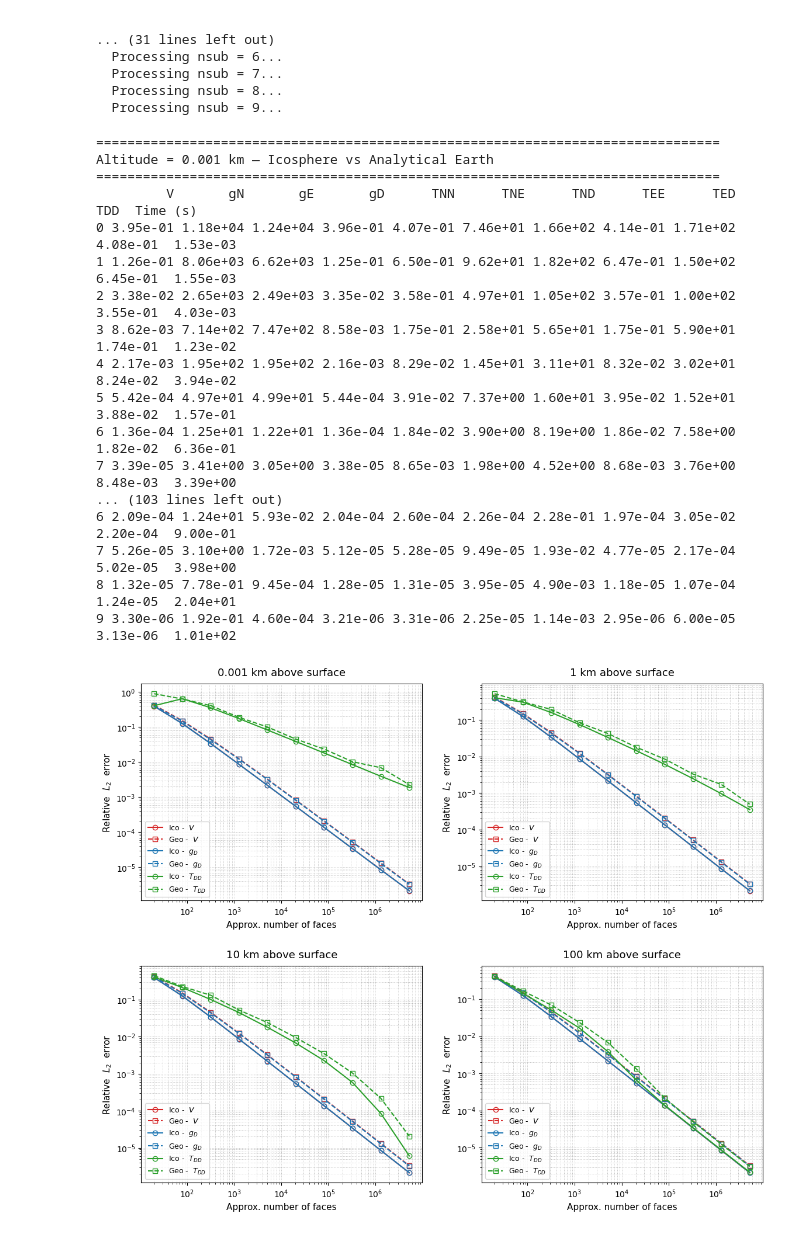
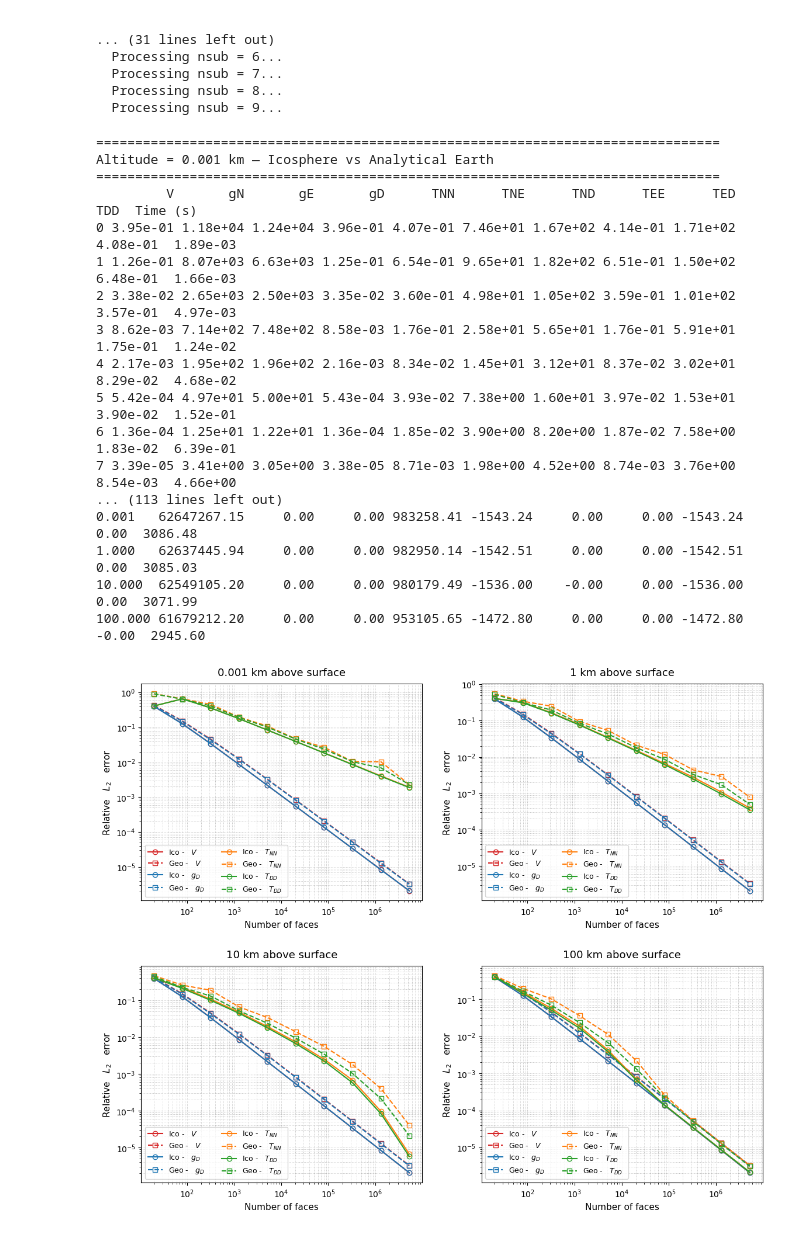
Before and after one commit to LeyuanWu/VecWerSch, a Jupyter notebook: ex_IcoGeoSphere_Global.ipynb, the cells around one changed output. Drawn from its saved outputs; the diff is of its cells as text; code cells hidden in the pictures.

```diff
--- a/ex_IcoGeoSphere_Global.ipynb
+++ b/ex_IcoGeoSphere_Global.ipynb
@@ -8,8 +8,8 @@ import time
 from gravity_forward_numba import gsphere, VecWerSch_numba, rotate_vec_ten_ecef2ned
 # %%
 # Earth parameters (all in km and kg/m³)
-R_earth = 6371.0      # mean Earth radius [km]
-rho_earth = 5514.0    # mean Earth density [kg/m³]
+R_earth = 6371.393     # mean Earth radius [km]
+rho_earth = 5520.0     # mean Earth density [kg/m³]
 
 # Sphere to model: homogeneous Earth
 xc, yc, zc = 0.0, 0.0, 0.0
@@ -72,6 +72,9 @@ all_err_ico = []
 all_err_geo = []
 all_time_ico = []
 all_time_geo = []
+
+# Containers for reference values per altitude
+ref_values = []
 # %%
 # Loop over each altitude
 for alt_idx, (P, ref_arrays) in enumerate(zip(P_list, ref_arrays_list)):
@@ -119,7 +122,7 @@ for alt_idx, (P, ref_arrays) in enumerate(zip(P_list, ref_arrays_list)):
             rms_cal = np.linalg.norm(cal)/np.sqrt(cal.size)
             rms_dif = np.linalg.norm(cal - ref)/np.sqrt(cal.size)
             if rms_ref < 1.e-8:
-                err = rms_cal
+                err = rms_dif
             else:
                 err = rms_dif / rms_ref
             err_ico[field].append(err)
@@ -156,7 +159,7 @@ for alt_idx, (P, ref_arrays) in enumerate(zip(P_list, ref_arrays_list)):
             rms_cal = np.linalg.norm(cal)/np.sqrt(cal.size)
             rms_dif = np.linalg.norm(cal - ref)/np.sqrt(cal.size)
             if rms_ref < 1.e-8:
-                err = rms_cal
+                err = rms_dif
             else:
                 err = rms_dif / rms_ref
             err_geo[field].append(err)
@@ -165,6 +168,9 @@ for alt_idx, (P, ref_arrays) in enumerate(zip(P_list, ref_arrays_list)):
     all_err_geo.append(err_geo)
     all_time_ico.append(time_ico)
     all_time_geo.append(time_geo)
+
+    # Collect reference values for this altitude
+    ref_values.append({field: np.mean(ref) for field, ref in zip(fields, ref_arrays)})
 # %% [output]
 === Altitude: 0.001 km ===
   Processing nsub = 0...
@@ -201,29 +207,47 @@ for i, h in enumerate(altitudes):
     print(f"Altitude = {h:g} km — Geographic Grid vs Analytical Earth")
     print("="*80)
     print(df_geo.to_string(float_format="{:.2e}".format))
+
+# Print reference values table
+print("\n" + "="*80)
+print("Reference Values at Different Altitudes")
+print("GP in m^2/s^2, GV in mGal, GGT in Eotvos")
+print("="*80)
+df_refs = pd.DataFrame(ref_values, index=altitudes)
+print(df_refs.to_string(float_format="{:8.2f}".format))
 # %% [output]
 ================================================================================
 Altitude = 0.001 km — Icosphere vs Analytical Earth
 ================================================================================
          V       gN       gE       gD      TNN      TNE      TND      TEE      TED      TDD  Time (s)
-0 3.95e-01 1.18e+04 1.24e+04 3.96e-01 4.07e-01 7.46e+01 1.66e+02 4.14e-01 1.71e+02 4.08e-01  1.53e-03
-1 1.26e-01 8.06e+03 6.62e+03 1.25e-01 6.50e-01 9.62e+01 1.82e+02 6.47e-01 1.50e+02 6.45e-01  1.55e-03
-2 3.38e-02 2.65e+03 2.49e+03 3.35e-02 3.58e-01 4.97e+01 1.05e+02 3.57e-01 1.00e+02 3.55e-01  4.03e-03
-3 8.62e-03 7.14e+02 7.47e+02 8.58e-03 1.75e-01 2.58e+01 5.65e+01 1.75e-01 5.90e+01 1.74e-01  1.23e-02
-4 2.17e-03 1.95e+02 1.95e+02 2.16e-03 8.29e-02 1.45e+01 3.11e+01 8.32e-02 3.02e+01 8.24e-02  3.94e-02
-5 5.42e-04 4.97e+01 4.99e+01 5.44e-04 3.91e-02 7.37e+00 1.60e+01 3.95e-02 1.52e+01 3.88e-02  1.57e-01
-6 1.36e-04 1.25e+01 1.22e+01 1.36e-04 1.84e-02 3.90e+00 8.19e+00 1.86e-02 7.58e+00 1.82e-02  6.36e-01
-7 3.39e-05 3.41e+00 3.05e+00 3.38e-05 8.65e-03 1.98e+00 4.52e+00 8.68e-03 3.76e+00 8.48e-03  3.39e+00
-... (103 lines left out)
-6 2.09e-04 1.24e+01 5.93e-02 2.04e-04 2.60e-04 2.26e-04 2.28e-01 1.97e-04 3.05e-02 2.20e-04  9.00e-01
-7 5.26e-05 3.10e+00 1.72e-03 5.12e-05 5.28e-05 9.49e-05 1.93e-02 4.77e-05 2.17e-04 5.02e-05  3.98e+00
-8 1.32e-05 7.78e-01 9.45e-04 1.28e-05 1.31e-05 3.95e-05 4.90e-03 1.18e-05 1.07e-04 1.24e-05  2.04e+01
-9 3.30e-06 1.92e-01 4.60e-04 3.21e-06 3.31e-06 2.25e-05 1.14e-03 2.95e-06 6.00e-05 3.13e-06  1.01e+02
+0 3.95e-01 1.18e+04 1.24e+04 3.96e-01 4.07e-01 7.46e+01 1.67e+02 4.14e-01 1.71e+02 4.08e-01  1.89e-03
+1 1.26e-01 8.07e+03 6.63e+03 1.25e-01 6.54e-01 9.65e+01 1.82e+02 6.51e-01 1.50e+02 6.48e-01  1.66e-03
+2 3.38e-02 2.65e+03 2.50e+03 3.35e-02 3.60e-01 4.98e+01 1.05e+02 3.59e-01 1.01e+02 3.57e-01  4.97e-03
+3 8.62e-03 7.14e+02 7.48e+02 8.58e-03 1.76e-01 2.58e+01 5.65e+01 1.76e-01 5.91e+01 1.75e-01  1.24e-02
+4 2.17e-03 1.95e+02 1.96e+02 2.16e-03 8.34e-02 1.45e+01 3.12e+01 8.37e-02 3.02e+01 8.29e-02  4.68e-02
+5 5.42e-04 4.97e+01 5.00e+01 5.43e-04 3.93e-02 7.38e+00 1.60e+01 3.97e-02 1.53e+01 3.90e-02  1.52e-01
+6 1.36e-04 1.25e+01 1.22e+01 1.36e-04 1.85e-02 3.90e+00 8.20e+00 1.87e-02 7.58e+00 1.83e-02  6.39e-01
+7 3.39e-05 3.41e+00 3.05e+00 3.38e-05 8.71e-03 1.98e+00 4.52e+00 8.74e-03 3.76e+00 8.54e-03  4.66e+00
+... (113 lines left out)
+0.001   62647267.15     0.00     0.00 983258.41 -1543.24     0.00     0.00 -1543.24     0.00  3086.48
+1.000   62637445.94     0.00     0.00 982950.14 -1542.51     0.00     0.00 -1542.51     0.00  3085.03
+10.000  62549105.20     0.00     0.00 980179.49 -1536.00    -0.00     0.00 -1536.00     0.00  3071.99
+100.000 61679212.20     0.00     0.00 953105.65 -1472.80     0.00     0.00 -1472.80    -0.00  2945.60
 # %%
 # Plot: 2x2 subplots for each altitude — independent axes, internal legends
-rep_fields = ['V', 'gD', 'TDD']
-latex_labels = {'V': r' $ V $ ', 'gD': r' $ g_D $ ', 'TDD': r' $ T_{DD} $ '}
-colors = {'V': 'tab:red', 'gD': 'tab:blue', 'TDD': 'tab:green'}
+rep_fields = ['V', 'gD', 'TNN', 'TDD']
+latex_labels = {
+    'V': r'  $  V  $  ',
+    'gD': r'  $  g_D  $  ',
+    'TNN': r'  $  T_{NN}  $  ',
+    'TDD': r'  $  T_{DD}  $  '
+}
+colors = {
+    'V': 'tab:red',
+    'gD': 'tab:blue',
+    'TNN': 'tab:orange',
+    'TDD': 'tab:green'
+}
 
 fig, axes = plt.subplots(2, 2, figsize=(12, 10))
 axes = axes.flatten()
@@ -236,34 +260,34 @@ for i, h in enumerate(altitudes):
     # Plot each field
     for field in rep_fields:
         label_latex = latex_labels[field]
         color = colors[field]
 
         # Icosphere
         ax.loglog(
             N_faces, all_err_ico[i][field],
             linestyle='-', marker='o', fillstyle='none',
             color=color, linewidth=1.5, markersize=6,
             label=f'Ico - {label_latex}'
         )
         # Geographic grid
         ax.loglog(
             N_faces, all_err_geo[i][field],
             linestyle='--', marker='s', fillstyle='none',
             color=color, linewidth=1.5, markersize=6,
             label=f'Geo - {label_latex}'
         )
 
     # Labels and title
     ax.set_title(f'{h:g} km above surface', fontsize=13, pad=10)
-    ax.set_xlabel('Approx. number of faces', fontsize=11)
-    ax.set_ylabel('Relative  $ L_2 $  error', fontsize=11)
+    ax.set_xlabel('Number of faces', fontsize=11)
+    ax.set_ylabel('Relative   $  L_2  $   error', fontsize=11)
     ax.grid(True, which="both", linestyle=':', linewidth=0.7, alpha=0.8)
 
     # Legend inside subplot (compact)
-    ax.legend(fontsize=9, loc='lower left', frameon=True, fancybox=True, shadow=False, ncol=1)
+    ax.legend(fontsize=9, loc='lower left', frameon=True, fancybox=True, shadow=False, ncol=2)
 
 plt.tight_layout(pad=2.5)
 plt.savefig("IcoGeoSphere_SphericalShells.png", dpi=300, bbox_inches='tight')
 plt.show()
 # %% [output]
-[figure, old version]
+[figure, new version]
```
Also changed, not shown: 3 other files.
